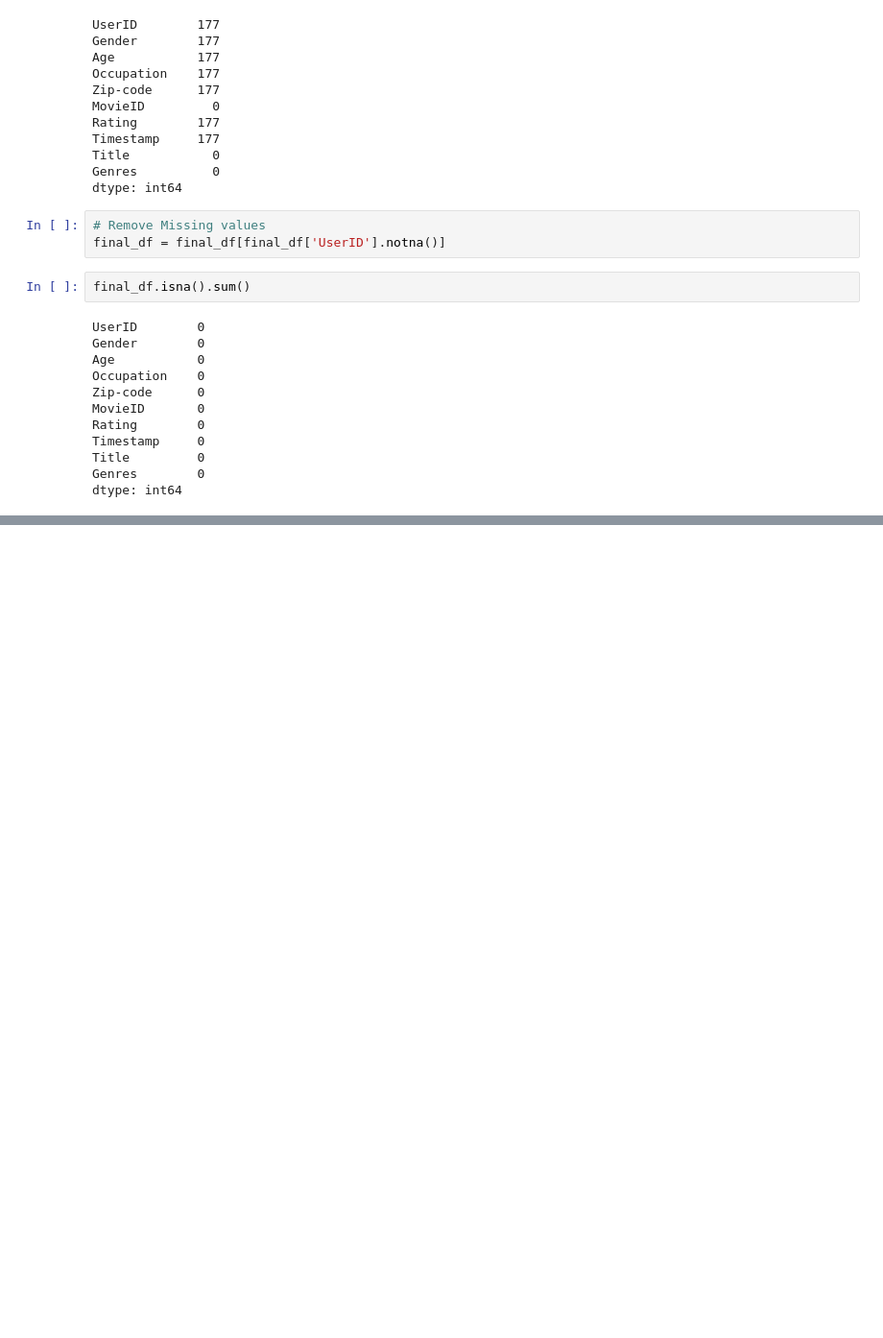
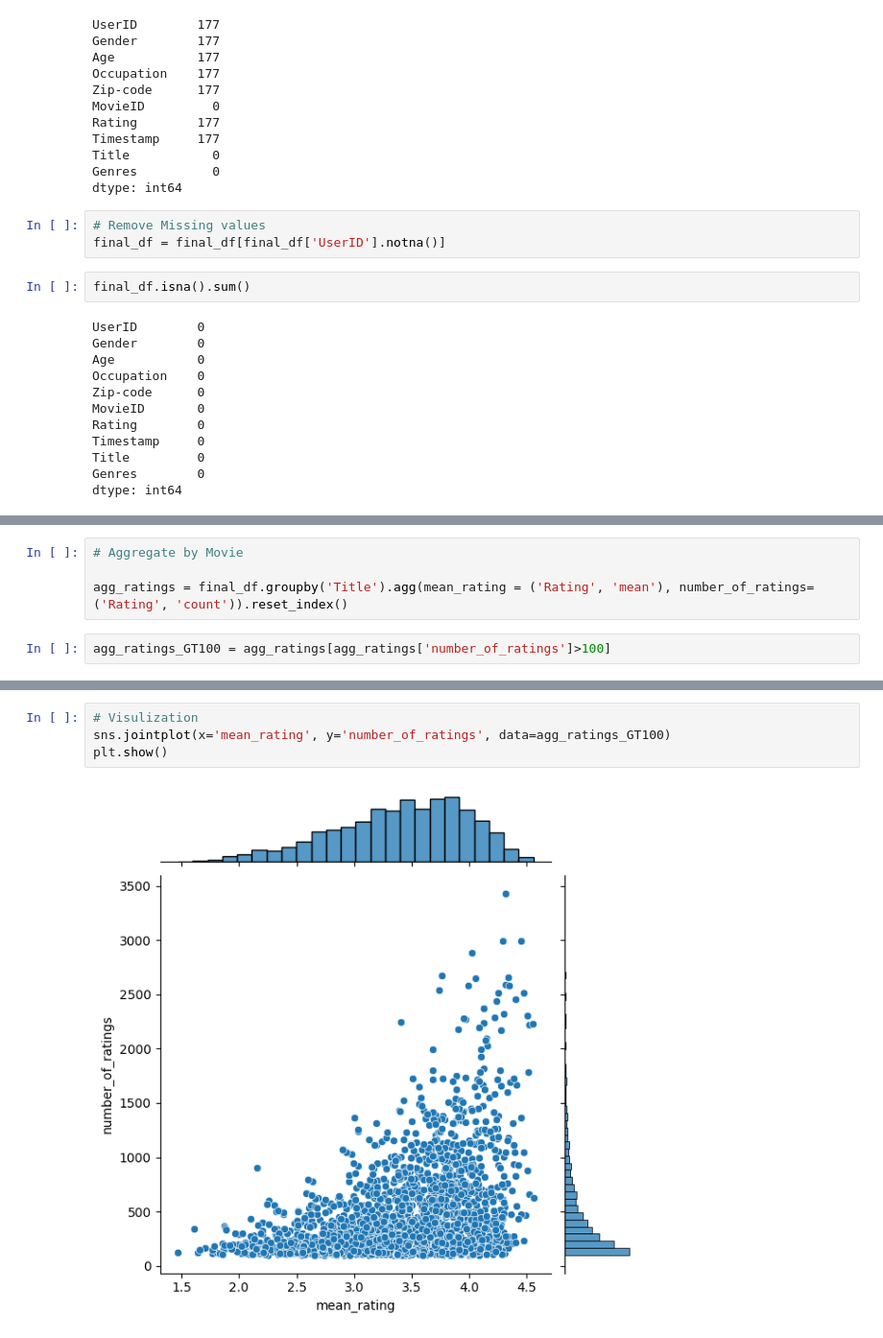
Before and after one commit to pkmariya/Scaler01, a Jupyter notebook: ZeeRecommender_CaseStudy_Mariya_DSML.ipynb, the cells around one changed output, grey strips where cells are left out. Shown at 96% size. Cells and saved outputs as stored; diff of their text form; blank space fills up the shorter version.

```diff
--- a/ZeeRecommender_CaseStudy_Mariya_DSML.ipynb
+++ b/ZeeRecommender_CaseStudy_Mariya_DSML.ipynb
@@ -331,0 +406,6 @@ final_df.shape
+# %%
+# Aggregate by Movie
+
+agg_ratings = final_df.groupby('Title').agg(mean_rating = ('Rating', 'mean'), number_of_ratings=('Rating', 'count')).reset_index()
+# %%
+agg_ratings_GT100 = agg_ratings[agg_ratings['number_of_ratings']>100]
@@ -331,0 +435,6 @@ final_df.shape
+# %%
+# Visulization
+sns.jointplot(x='mean_rating', y='number_of_ratings', data=agg_ratings_GT100)
+plt.show()
+# %% [output]
+[figure, added]
```
Also changed, not shown: parts of 21 cells of this notebook.
